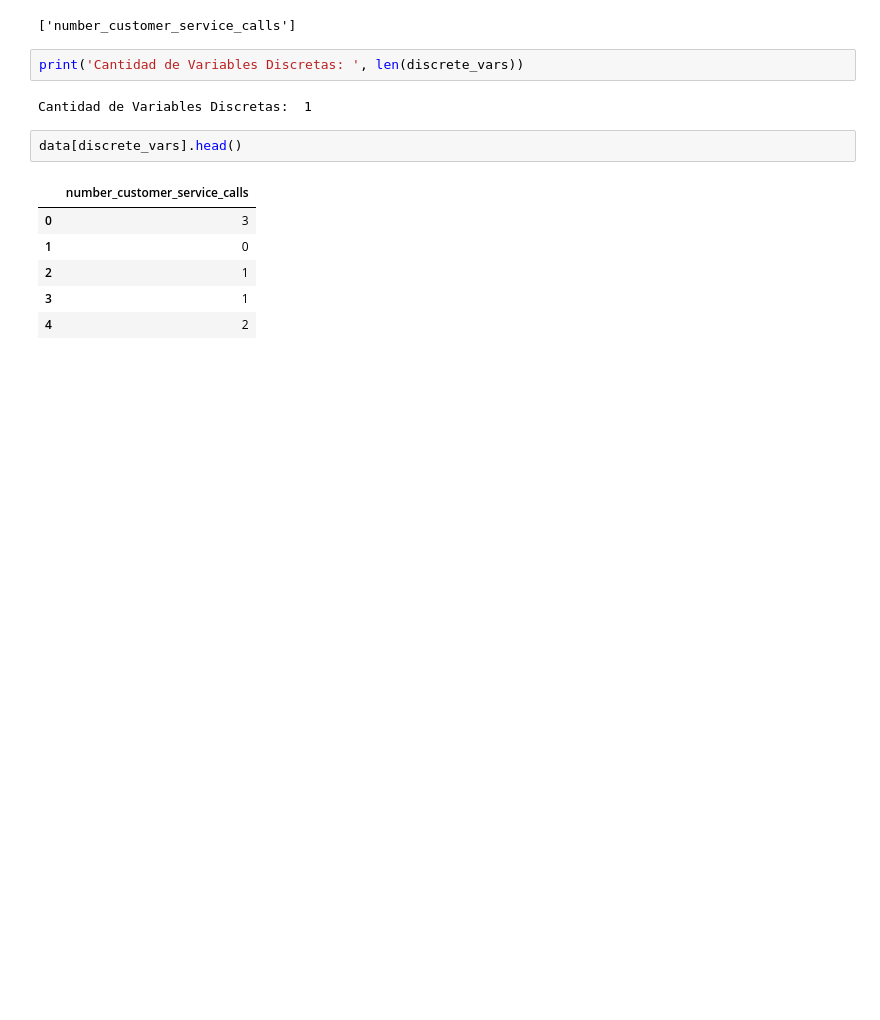
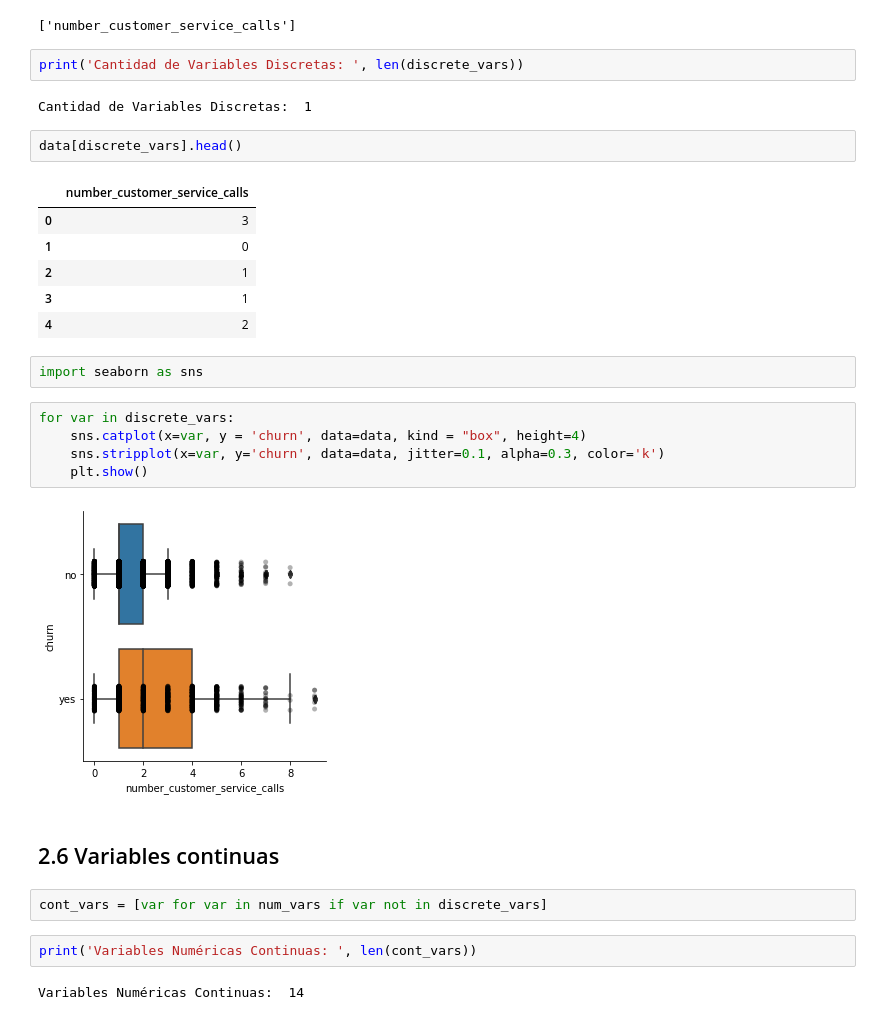
Before and after one commit to josealellamas/predictionAPI, a Jupyter notebook: Proyecto1.ipynb, the cells around one changed output. Drawn from its saved outputs; the diff is of its cells as text; blank space fills up the shorter version.

```diff
--- a/Proyecto1.ipynb
+++ b/Proyecto1.ipynb
@@ -120,3 +120,20 @@ data[discrete_vars].head()
 | 2 | 1 |
 | 3 | 1 |
 | 4 | 2 |
+# %%
+import seaborn as sns
+# %%
+for var in discrete_vars:
+    sns.catplot(x=var, y = 'churn', data=data, kind = "box", height=4)
+    sns.stripplot(x=var, y='churn', data=data, jitter=0.1, alpha=0.3, color='k')
+    plt.show()
+# %% [output]
+[figure, added]
+# %% [markdown]
+## 2.6 Variables continuas
+# %%
+cont_vars = [var for var in num_vars if var not in discrete_vars]
+# %%
+print('Variables Numéricas Continuas: ', len(cont_vars))
+# %% [output]
+Variables Numéricas Continuas:  14
```
Also changed, not shown: parts of 28 cells of this notebook.
